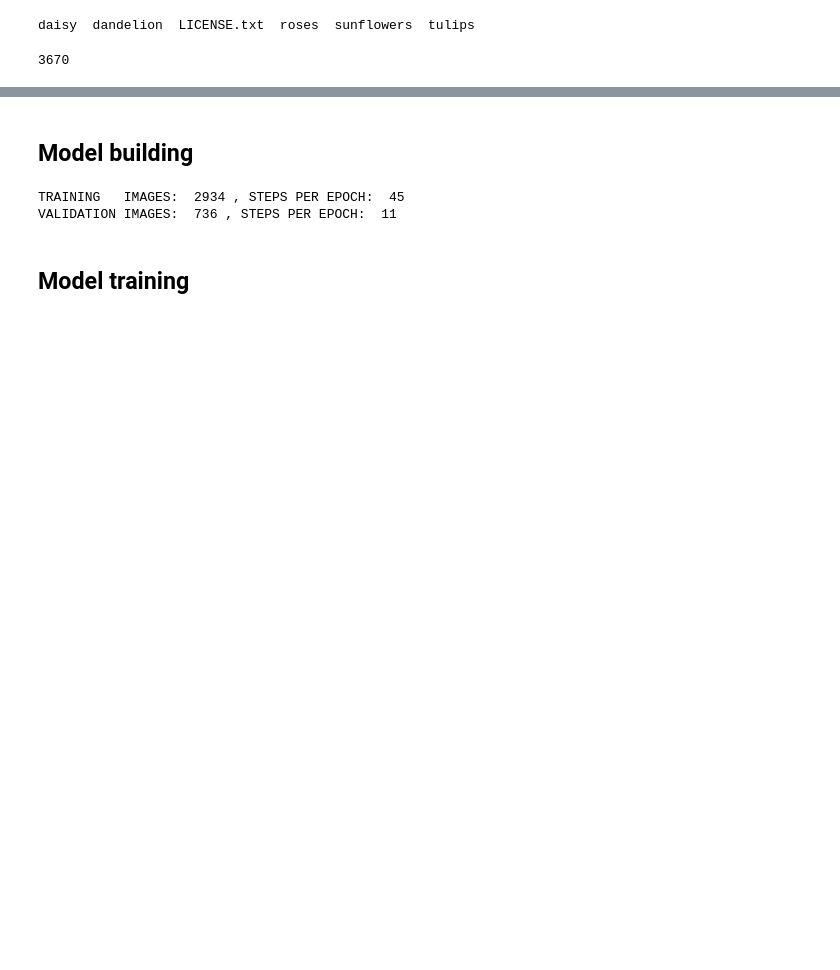
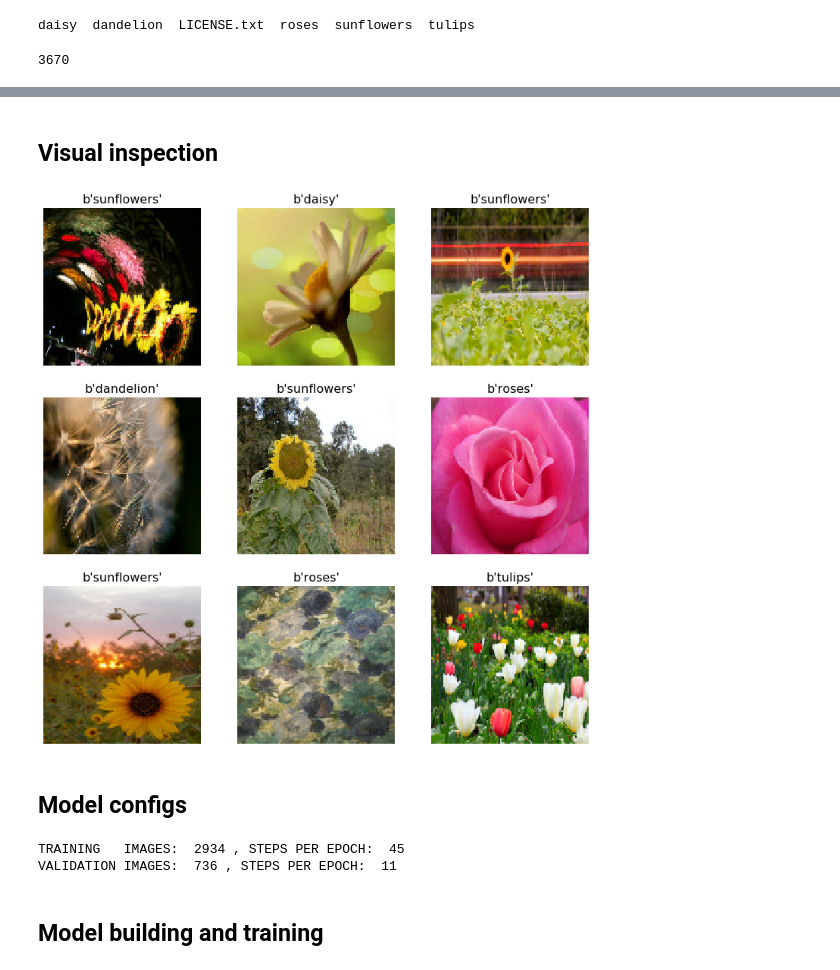
Before and after one commit to sayakpaul/TF-2.0-Hacks, a Jupyter notebook: tf.data exploration/TFRecords_with_tf_data_Advanced.ipynb, the cells around one changed output, grey strips where cells are left out. Cells and saved outputs as stored; diff of their text form; code cells hidden in the pictures; blank space fills up the shorter version.

```diff
--- a/tf.data exploration/TFRecords_with_tf_data_Advanced.ipynb
+++ b/tf.data exploration/TFRecords_with_tf_data_Advanced.ipynb
@@ -49,7 +49,8 @@ Downloading data from https://storage.googleapis.com/download.tensorflow.org/exa
 # %% [output]
 daisy  dandelion  LICENSE.txt  roses  sunflowers  tulips
 # %%
-CLASSES = ['daisy', 'dandelion', 'roses', 'sunflowers', 'tulips']
+# Don't change this
+CLASSES = [b'daisy', b'dandelion', b'roses', b'sunflowers', b'tulips']
 # %%
 # There are a total of ____ images
 total_data = len(list(paths.list_images(flowers)))
@@ -58,0 +62,4 @@ total_data
+# %%
+# Label extraction example
+parts = tf.strings.split(b'/root/.keras/datasets/flower_photos/tulips/14087425312_2b5846b570_n.jpg', '/')
+parts.numpy()[-2]
@@ -59,5 +80,5 @@ total_data
 # %%
-# Gather all the image paths
+# `list_files` shuffles already
+# AUTOTUNE makes it easier to make the parallelization dynamic
 dataset = tf.data.Dataset.list_files(str(pathlib.Path(flowers)/'*/*'), seed=666)
-for filename in dataset.take(5):
-    print(filename.numpy())
+dataset = dataset.map(parse_image, num_parallel_calls=tf.data.experimental.AUTOTUNE)
@@ -206,5 +194,38 @@ filenames[:10]
+# %% [markdown]
+## Visual inspection
+# %%
+def dataset_to_numpy_util(dataset, N):
+    dataset = dataset.batch(N)
+
+    for images, labels in dataset:
+        numpy_images = images.numpy()
+        numpy_labels = labels.numpy()
+        break;
+
+    return (numpy_images, numpy_labels)
+
+def display_one_flower(image, title, subplot, red=False):
+    plt.subplot(subplot)
+    plt.axis('off')
+    plt.imshow(image)
+    plt.title(title, fontsize=16, color='red' if red else 'black')
+    return subplot+1
+
+def display_9_images_from_dataset(dataset):
+    subplot=331
+    plt.figure(figsize=(13,13))
+    images, labels = dataset_to_numpy_util(dataset, 9)
+    for i, image in enumerate(images):
+        title = CLASSES[labels[i]]
+        subplot = display_one_flower(image, title, subplot)
+        if i >= 8:
+            break;
+# %%
+display_9_images_from_dataset(load_dataset(filenames))
+# %% [output]
+[figure, added]
 # %% [markdown]
-## Model building
+## Model configs
 # %%
 BATCH_SIZE = 64
 
@@ -220,6 +241,8 @@ print("VALIDATION IMAGES: ", count_data_items(valid_filenames), ", STEPS PER EPO
 # %% [output]
 TRAINING   IMAGES:  2934 , STEPS PER EPOCH:  45
 VALIDATION IMAGES:  736 , STEPS PER EPOCH:  11
+# %% [markdown]
+## Model building and training
 # %%
 def get_training_model():
     baseModel = VGG16(weights="imagenet", include_top=False,
@@ -240,5 +263,3 @@ def get_training_model():
     model.compile(loss="sparse_categorical_crossentropy", optimizer=opt,
         metrics=["accuracy"])
     return model
-# %% [markdown]
-## Model training
```
Also changed, not shown: parts of 26 cells of this notebook.
